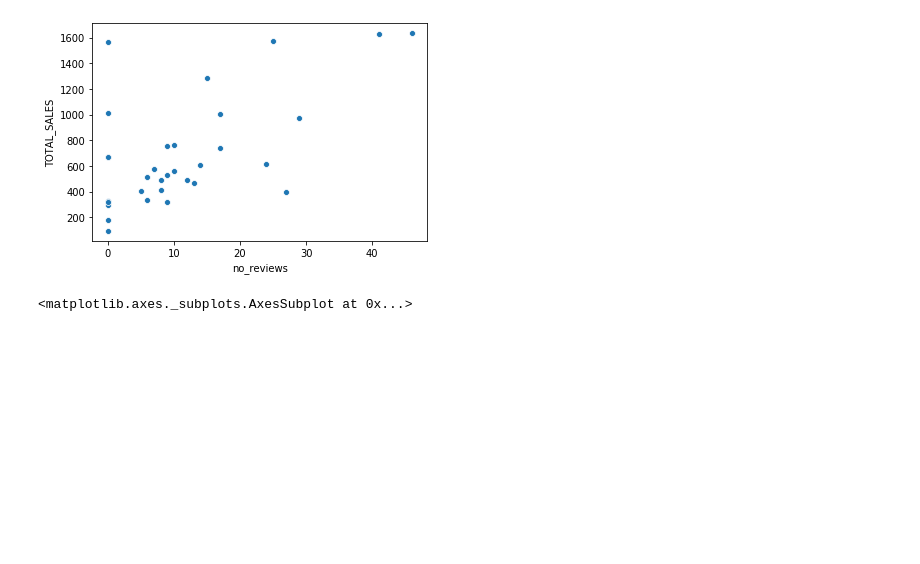
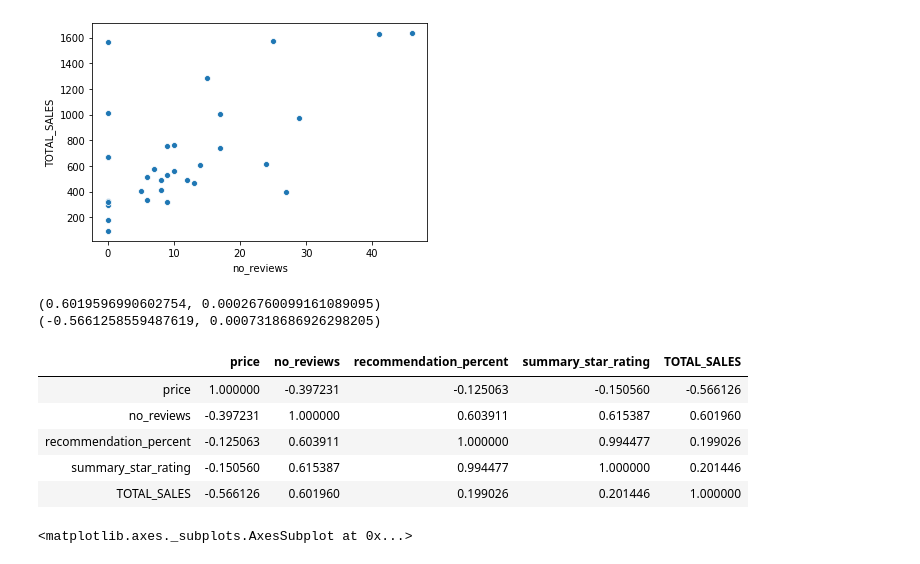
Before and after one commit to risdallseis/expenditure_prox, a Jupyter notebook: sales_correlation_plots.ipynb, the cells around one changed output. Cells and saved outputs as stored; diff of their text form; code cells hidden in the pictures; blank space fills up the shorter version.

```diff
--- a/sales_correlation_plots.ipynb
+++ b/sales_correlation_plots.ipynb
@@ -100,6 +102,21 @@ sns.scatterplot(x=desktops['no_reviews'], y=desktops['TOTAL_SALES'])
 # %% [output]
 <matplotlib.axes._subplots.AxesSubplot at 0x...>
 [figure]
+# %%
+print(scipy.stats.pearsonr(desktops['no_reviews'],desktops['TOTAL_SALES']))
+print(scipy.stats.pearsonr(desktops['price'],desktops['TOTAL_SALES']))
+# %% [output]
+(0.6019596990602754, 0.00026760099161089095)
+(-0.5661258559487619, 0.0007318686926298205)
+# %%
+desktops[['price','no_reviews','recommendation_percent','summary_star_rating','TOTAL_SALES']].corr()
+# %% [output]
+|  | price | no_reviews | recommendation_percent | summary_star_rating | TOTAL_SALES |
+| price | 1.000000 | -0.397231 | -0.125063 | -0.150560 | -0.566126 |
+| no_reviews | -0.397231 | 1.000000 | 0.603911 | 0.615387 | 0.601960 |
+| recommendation_percent | -0.125063 | 0.603911 | 1.000000 | 0.994477 | 0.199026 |
+| summary_star_rating | -0.150560 | 0.615387 | 0.994477 | 1.000000 | 0.201446 |
+| TOTAL_SALES | -0.566126 | 0.601960 | 0.199026 | 0.201446 | 1.000000 |
 # %%
 # tablets
 sns.scatterplot(x=tablets['no_reviews'], y=tablets['TOTAL_SALES'])
```
Also changed, not shown: parts of 10 cells of this notebook.
